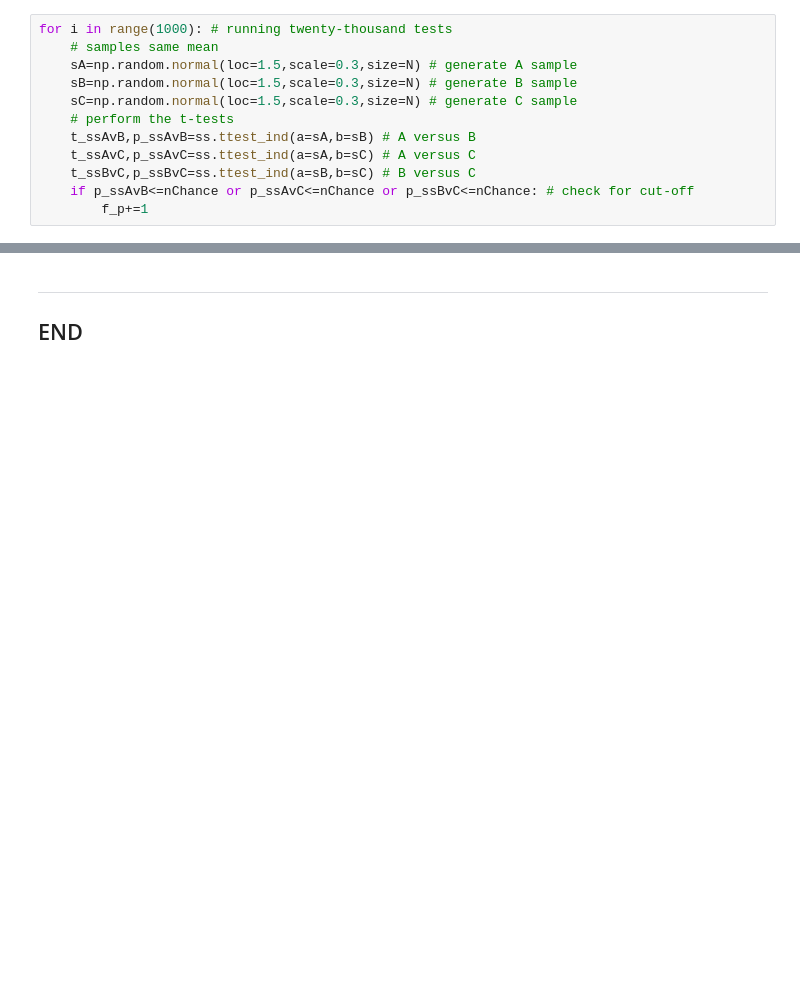
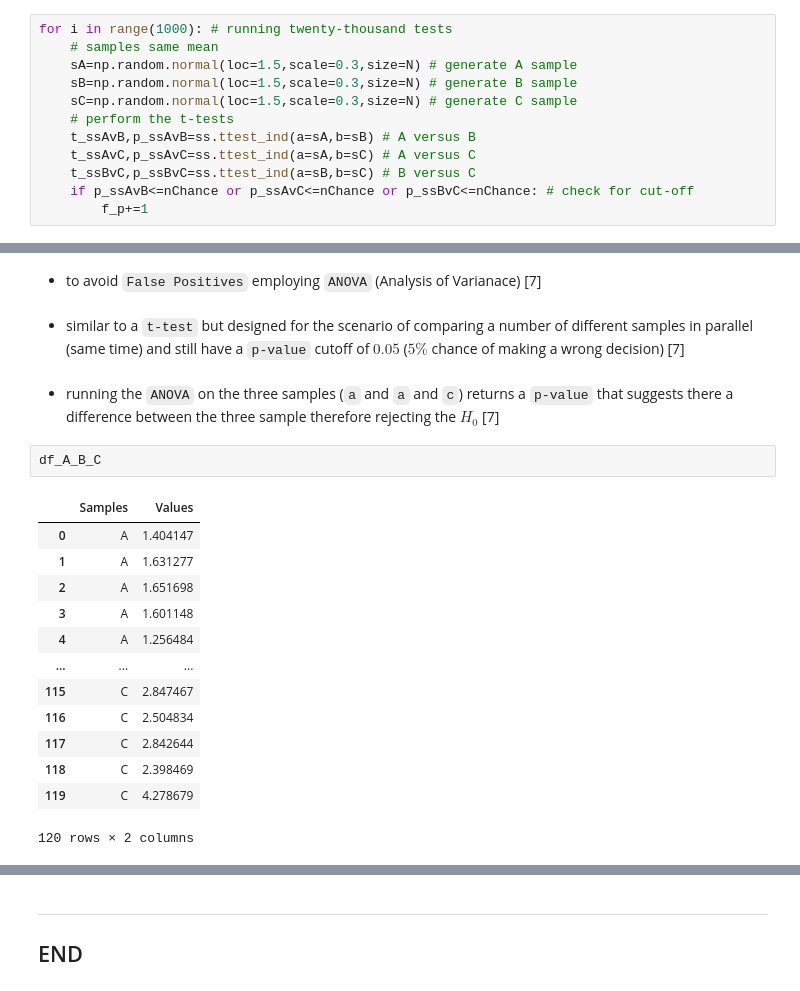
Before and after one commit to SeanOhAileasa/mls-scikit-learn-scipy-stats, a Jupyter notebook: scipy-stats.ipynb, the cells around one changed output, grey strips where cells are left out. Drawn from its saved outputs; the diff is of its cells as text; blank space fills up the shorter version.

```diff
--- a/scipy-stats.ipynb
+++ b/scipy-stats.ipynb
@@ -1332,0 +1340,22 @@ Type I Error (False Positives): 13.2%
+# %% [markdown]
+- to avoid ``False Positives`` employing ``ANOVA`` (Analysis of Varianace) [7]
+# %% [markdown]
+- similar to a ``t-test`` but designed for the scenario of comparing a number of different samples in parallel (same time) and still have a ``p-value`` cutoff of $0.05$ ($5\%$ chance of making a wrong decision) [7]
+# %% [markdown]
+- running the ``ANOVA`` on the three samples (``a`` and ``a`` and ``c``) returns a ``p-value`` that suggests there a difference between the three sample therefore rejecting the $H_0$ [7]
+# %%
+df_A_B_C
+# %% [output]
+|  | Samples | Values |
+| 0 | A | 1.404147 |
+| 1 | A | 1.631277 |
+| 2 | A | 1.651698 |
+| 3 | A | 1.601148 |
+| 4 | A | 1.256484 |
+| ... | ... | ... |
+| 115 | C | 2.847467 |
+| 116 | C | 2.504834 |
+| 117 | C | 2.842644 |
+| 118 | C | 2.398469 |
+| 119 | C | 4.278679 |
+120 rows × 2 columns
```
Also changed, not shown: parts of 38 cells of this notebook, 2 other files.
